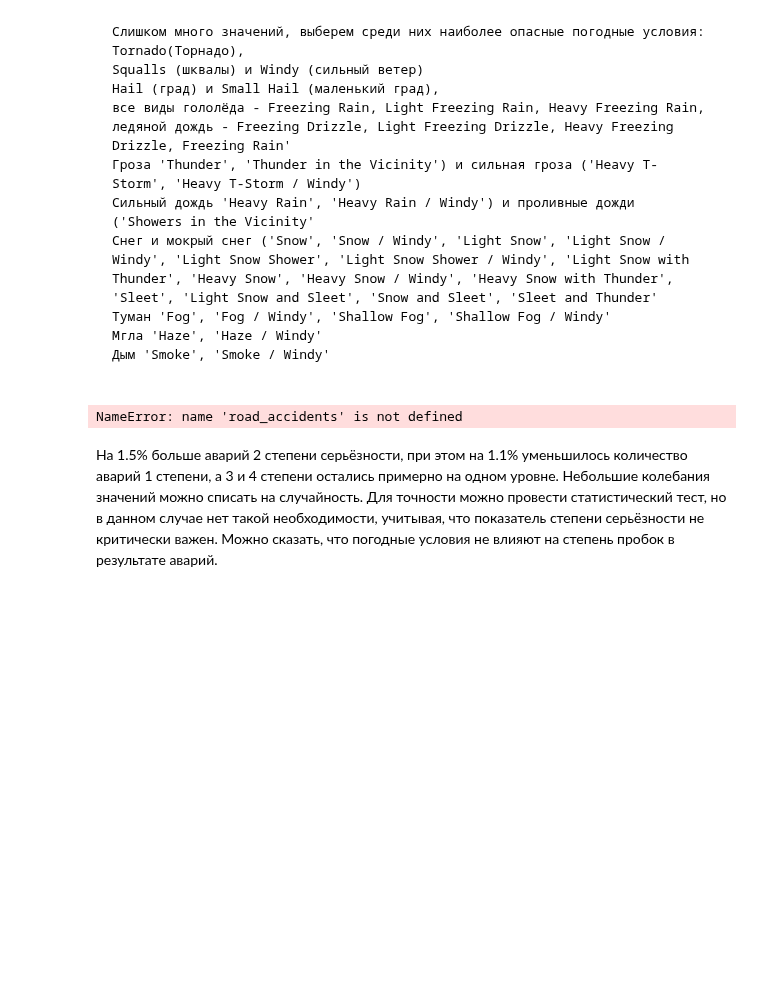
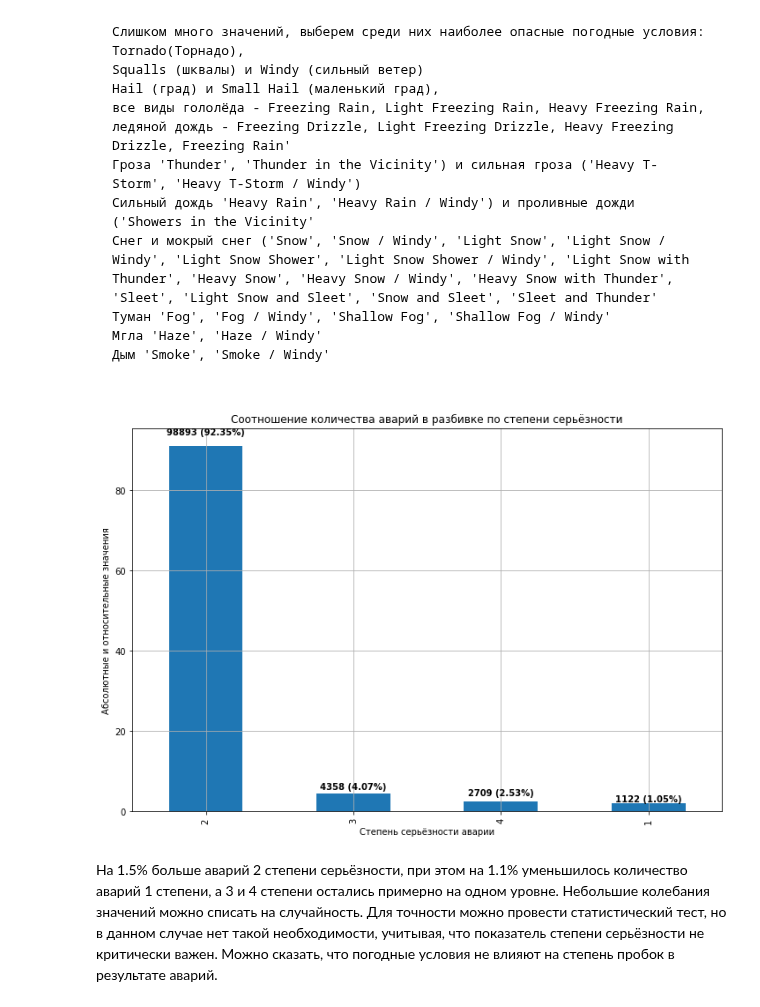
Before and after one commit to Heensz/analysis-of-accident-USA, a Jupyter notebook: анализ данных об авариях в США.ipynb, the cells around one changed output. Drawn from its saved outputs; the diff is of its cells as text; code cells hidden in the pictures; blank space fills up the shorter version.

```diff
--- a/анализ данных об авариях в США.ipynb
+++ b/анализ данных об авариях в США.ipynb
@@ -434,13 +425,28 @@ road_accidents['dangerous_weather_conditions'] = False  # Инициализир
 for index, condition in road_accidents['weather_condition'].iteritems():
     if condition in dangerous_conditions:
         road_accidents.at[index, 'dangerous_weather_conditions'] = True
-# %%
-# изучим зависимоть между опасными погодными условиями и серьёзностью аварий
-road_accidents_dangerous_weather=road_accidents.query('dangerous_weather_conditions ==True')
-# Используем функцию для построения графика на датафрейме road_accidents
-plot_severity_distribution(road_accidents_dangerous_weather)
-# %% [output]
-NameError: name 'road_accidents' is not defined
+# %%
+# изучим зависимоть между опасными погодными условиями и серьёзностью аварий
+#оставим только инфу о авариях, произошедших при опасных погодных условиях
+road_accidents_dangerous_weather=road_accidents.query('dangerous_weather_conditions ==True')
+total = road_accidents_dangerous_weather['id'].count()
+road_accidents_dangerous_weather_count = road_accidents_dangerous_weather.groupby('severity')['id'].count().sort_values(ascending=False)
+# Рассчитаем проценты от общего количества для каждого значения 'severity'
+percentages = (road_accidents_dangerous_weather_count / total) * 100
+# Построение графика
+ax = severity_percentages.plot(kind='bar', grid=True, figsize=(12, 8))
+ax.set_xlabel('Степень серьёзности аварии')
+ax.set_ylabel('Абсолютные и относительные значения')
+ax.set_title('Соотношение количества аварий в разбивке по степени серьёзности')
+# Добавление надписей с процентами и абсолютными значениями непосредственно на столбцах
+for i, v in enumerate(percentages):
+    count = road_accidents_dangerous_weather_count[road_accidents_dangerous_weather_count.index[i]]  # Получаем абсолютное количество из severity_count
+    ax.text(i, v + 1, f"{count} ({v:.2f}%)", ha='center', va='bottom', fontweight='bold')
+
+# Отображение графика
+plt.show()
+# %% [output]
+[figure, added]
 # %% [markdown]
 На 1.5% больше аварий 2 степени серьёзности, при этом на 1.1% уменьшилось количество аварий 1 степени, а 3 и 4 степени остались примерно на одном уровне. Небольшие колебания значений можно списать на случайность. Для точности можно провести статистический тест, но в данном случае нет такой необходимости, учитывая, что показатель степени серьёзности не критически важен.
 Можно сказать, что погодные условия не влияют на степень пробок в результате аварий.
```
Also changed, not shown: parts of 32 cells of this notebook.
